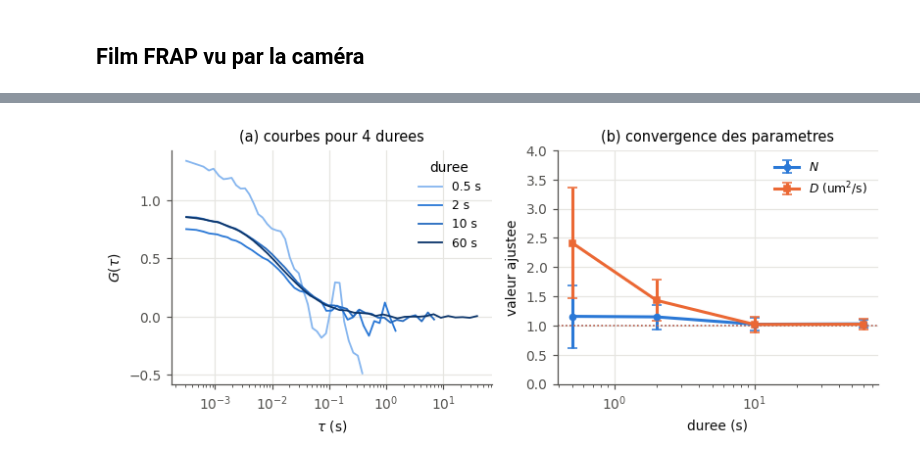
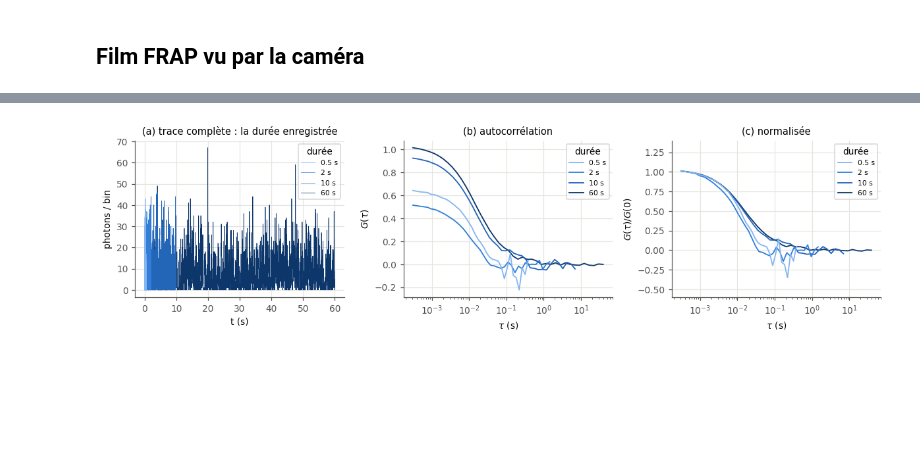
Before and after one commit to EliasOuelletOviedo/Analyse-des-signaux, a Jupyter notebook: Devoir 2/Devoir 2.ipynb, the cells around one changed output, grey strips where cells are left out. Cells and saved outputs as stored; diff of their text form; code cells hidden in the pictures; blank space fills up the shorter version.

```diff
--- a/Devoir 2/Devoir 2.ipynb
+++ b/Devoir 2/Devoir 2.ipynb
@@ -1063,15 +1183,15 @@ par construction.
 # %% [markdown]
 ## Film FRAP vu par la caméra
 # %%
-# --- parametres de reference du simulateur 2 -------------------------------
-L2 = 10.0                   # cote de la boite, um (grande devant Rb pour un reservoir quasi infini)
+# --- paramètres de référence du simulateur 2 -------------------------------
+L2 = 10.0                   # côté de la boîte, um (grande devant Rb pour un réservoir quasi infini)
 RB = 2.0                    # rayon de la zone blanchie, um
-DENS2 = 50.0                # densite, molecules / um^2
-N2 = int(DENS2*L2**2)       # nombre de molecules
+DENS2 = 100.0                # densité, molécules / um^2
+N2 = int(DENS2*L2**2)       # nombre de molécules
 D2 = 1.0                    # coefficient de diffusion, um^2/s
 
-t, R = simuler(Boite(L2), D2, 6.0, 0.05, n=N2, seed=41)
-fluo = (R[0]**2).sum(-1) >= RB**2                 # molecules non blanchies
+t, R = simuler(Boite(L2), D2, 6.0, 0.05, n=N2, seed=20)
+fluo = (R[0]**2).sum(-1) >= RB**2                 # molécules non blanchies
 cam = Camera(pixel=0.15, psf=PSF, champ=10., photons=200, fond=5)
 
 instants = [0, 0, 4, 10, 40, 120]
@@ -1095,7 +1215,7 @@ for k, (a, i) in enumerate(zip(ax, instants)):
     a.set_yticks([])
     a.grid(False)
 
-fig.suptitle("Film FRAP : %d molecules, D = %g um2/s, $R_b$ = %g um" % (N2, D2, RB), y=1.06)
+fig.suptitle("Film FRAP : %d molécules, D = %g um2/s, $R_b$ = %g um" % (N2, D2, RB), y=1.06)
 
 plt.show()
 # %% [output]
@@ -1705,52 +1924,46 @@ résidence. Six traces indépendantes servent à estimer la dispersion à chaque
 # %%
 durees3 = [0.5, 2., 10., 60.]
-graines = [31, 51, 71, 91, 111, 131]
+res_T = []
 
-maitresses = [traces(Boite(L3), D3, 60., DT3, n3, Faisceau(W0), cps=1., shot=False, seed=g)[1] for g in graines]
+fig, ax = plt.subplots(1, 3, figsize=(11, 3.1))
+couleurs = seq(len(durees3))
 
-fig, ax = plt.subplots(1, 2, figsize=(7.5, 3.1))
-moy_N, moy_D, err_N, err_D = [], [], [], []
+for k in range(len(durees3) - 1, -1, -1):
+    T = durees3[k]
+    tau, G, err, F = fcs(Boite(L3), D3, T, DT3, n3, Faisceau(W0), seed=35, cps=CPS)
+    res_T.append((T, len(F), G[:3].mean(), ajuste_fcs(tau, G, W0)))
+    pas = max(1, len(F)//3000)
+    lab = "%g s" % T
+    ax[0].plot(np.arange(len(F))[::pas]*DT3, F[::pas], color=couleurs[k], lw=.5, label=lab)
+    ax[1].plot(tau, G, color=couleurs[k], lw=1.2, label=lab)
+    ax[2].plot(tau, G/G[:3].mean(), color=couleurs[k], lw=1.2, label=lab)
 
-for c, T in zip(seq(len(durees3)), durees3):
-    Ns, Ds = [], []
+res_T.reverse()
 
-    for k, F0k in enumerate(maitresses):
-        F = grenaille(F0k[:int(T/DT3)]*CPS, 6 + k)
-        tau, G = correlation(F, dt=DT3)
-        r = ajuste_fcs(tau, G, W0)
-        Ns.append(r["N"])
-        Ds.append(r["D"])
+for a_ in ax:
+    poignees, etiquettes = a_.get_legend_handles_labels()
+    a_.legend(poignees[::-1], etiquettes[::-1], title="durée", fontsize=7)
 
-        if k == 0:
-            ax[0].plot(tau, G, color=c, lw=1.2, label="%g s" % T)
+ax[0].set_xlabel("t (s)")
+ax[0].set_ylabel("photons / bin")
+ax[0].set_title("(a) trace complète : la durée enregistrée")
 
-    moy_N.append(np.mean(Ns))
-    moy_D.append(np.mean(Ds))
-    err_N.append(np.std(Ns))
-    err_D.append(np.std(Ds))
+ax[1].set_xscale("log")
+ax[1].set_xlabel("$\\tau$ (s)")
+ax[1].set_ylabel("$G(\\tau)$")
+ax[1].set_title("(b) autocorrélation")
 
-ax[0].set_xscale("log")
-ax[0].set_xlabel("$\\tau$ (s)")
-ax[0].set_ylabel("$G(\\tau)$")
-ax[0].legend(title="duree")
-ax[0].set_title("(a) courbes pour 4 durees")
-
-ax[1].errorbar(durees3, moy_N, err_N, fmt="o-", color=CAT[0], capsize=3, label="$N$")
-ax[1].errorbar(durees3, moy_D, err_D, fmt="s-", color=CAT[1], capsize=3, label="$D$ (um$^2$/s)")
-ax[1].axhline(N_EFF, color=CAT[0], ls=":", lw=1)
-ax[1].axhline(D3, color=CAT[1], ls=":", lw=1)
-ax[1].set_xscale("log")
-ax[1].set_ylim(0, 4)
-ax[1].set_xlabel("duree (s)")
-ax[1].set_ylabel("valeur ajustee")
-ax[1].legend()
-ax[1].set_title("(b) convergence des parametres")
+ax[2].set_xscale("log")
+ax[2].set_ylim(-0.6, 1.4)
+ax[2].set_xlabel("$\\tau$ (s)")
+ax[2].set_ylabel("$G(\\tau)/G(0)$")
+ax[2].set_title("(c) normalisée")
 
 plt.show()
 
-print("  duree (s)   tau_D    N ajuste        D ajuste        dispersion sur N")
+print("  durée (s)   T/tau_D   points    G(0)   tau_D (ms)")
 
-for T, mN, eN, mD, eD in zip(durees3, moy_N, err_N, moy_D, err_D):
-    print("  %8.1f  %6.0f   %.2f +- %.2f   %.2f +- %.2f   %8.0f %%" % (T, T/TAU_D3, mN, eN, mD, eD, 100*eN/mN))
+for T, npts, g0, r in res_T:
+    print("  %8.1f  %8.0f   %6d  %6.3f  %10.1f" % (T, T/TAU_D3, npts, g0, 1e3*r["tau_D"]))
 # %% [output]
-[figure, old version]
+[figure, new version]
```
Also changed, not shown: parts of 79 cells of this notebook, 11 other files.
